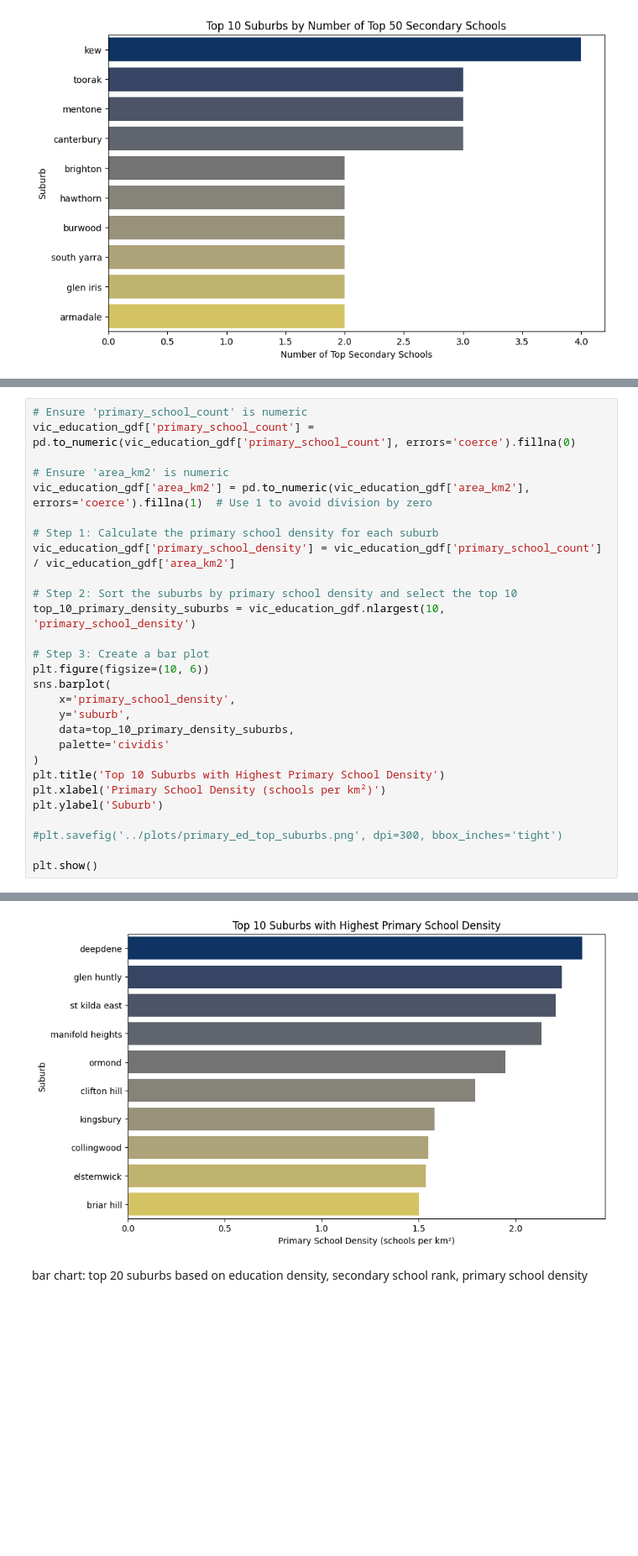
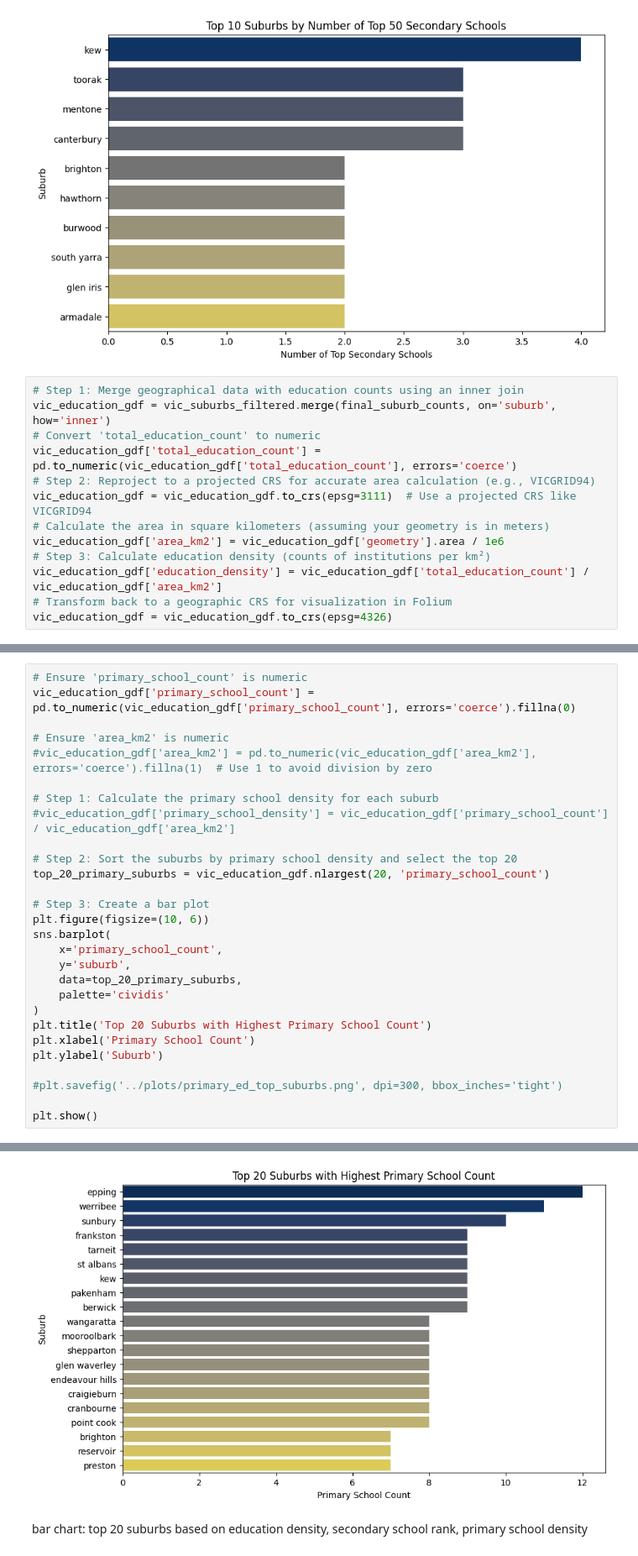
Before and after one commit to MAST30034-AppliedDataScience/project-2-group-real-estate-industry-project-15, a Jupyter notebook: notebooks/analysis_education.ipynb, the cells around one changed output, grey strips where cells are left out. Shown: that part at 84% size. Cells and saved outputs as stored; diff of their text form; blank space fills up the shorter version.

Commit message:
changing education visual bar chart

```diff
--- a/notebooks/analysis_education.ipynb
+++ b/notebooks/analysis_education.ipynb
@@ -358,3 +358,16 @@ Passing `palette` without assigning `hue` is deprecated and will be removed in v
 
   sns.barplot(
 [figure]
+# %%
+# Step 1: Merge geographical data with education counts using an inner join
+vic_education_gdf = vic_suburbs_filtered.merge(final_suburb_counts, on='suburb', how='inner')
+# Convert 'total_education_count' to numeric
+vic_education_gdf['total_education_count'] = pd.to_numeric(vic_education_gdf['total_education_count'], errors='coerce')
+# Step 2: Reproject to a projected CRS for accurate area calculation (e.g., VICGRID94)
+vic_education_gdf = vic_education_gdf.to_crs(epsg=3111)  # Use a projected CRS like VICGRID94
+# Calculate the area in square kilometers (assuming your geometry is in meters)
+vic_education_gdf['area_km2'] = vic_education_gdf['geometry'].area / 1e6
+# Step 3: Calculate education density (counts of institutions per km²)
+vic_education_gdf['education_density'] = vic_education_gdf['total_education_count'] / vic_education_gdf['area_km2']
+# Transform back to a geographic CRS for visualization in Folium
+vic_education_gdf = vic_education_gdf.to_crs(epsg=4326)
@@ -361,36 +376,36 @@ Passing `palette` without assigning `hue` is deprecated and will be removed in v
 # %%
 # Ensure 'primary_school_count' is numeric
 vic_education_gdf['primary_school_count'] = pd.to_numeric(vic_education_gdf['primary_school_count'], errors='coerce').fillna(0)
 
 # Ensure 'area_km2' is numeric
-vic_education_gdf['area_km2'] = pd.to_numeric(vic_education_gdf['area_km2'], errors='coerce').fillna(1)  # Use 1 to avoid division by zero
+#vic_education_gdf['area_km2'] = pd.to_numeric(vic_education_gdf['area_km2'], errors='coerce').fillna(1)  # Use 1 to avoid division by zero
 
 # Step 1: Calculate the primary school density for each suburb
-vic_education_gdf['primary_school_density'] = vic_education_gdf['primary_school_count'] / vic_education_gdf['area_km2']
+#vic_education_gdf['primary_school_density'] = vic_education_gdf['primary_school_count'] / vic_education_gdf['area_km2']
 
-# Step 2: Sort the suburbs by primary school density and select the top 10
-top_10_primary_density_suburbs = vic_education_gdf.nlargest(10, 'primary_school_density')
+# Step 2: Sort the suburbs by primary school density and select the top 20
+top_20_primary_suburbs = vic_education_gdf.nlargest(20, 'primary_school_count')
 
 # Step 3: Create a bar plot
 plt.figure(figsize=(10, 6))
 sns.barplot(
-    x='primary_school_density',
+    x='primary_school_count',
     y='suburb',
-    data=top_10_primary_density_suburbs,
+    data=top_20_primary_suburbs,
     palette='cividis'
 )
-plt.title('Top 10 Suburbs with Highest Primary School Density')
-plt.xlabel('Primary School Density (schools per km²)')
+plt.title('Top 20 Suburbs with Highest Primary School Count')
+plt.xlabel('Primary School Count')
 plt.ylabel('Suburb')
 
 #plt.savefig('../plots/primary_ed_top_suburbs.png', dpi=300, bbox_inches='tight')
 
 plt.show()
 # %% [output]
 Passing `palette` without assigning `hue` is deprecated and will be removed in v0.14.0. Assign the `y` variable to `hue` and set `legend=False` for the same effect.
 
   sns.barplot(
-[figure, old version]
+[figure, new version]
 # %% [markdown]
 bar chart: top 20 suburbs based on education density, secondary school rank, primary school density
 # %%
```
Also changed, not shown: parts of 2 cells of this notebook, 2 other files.
